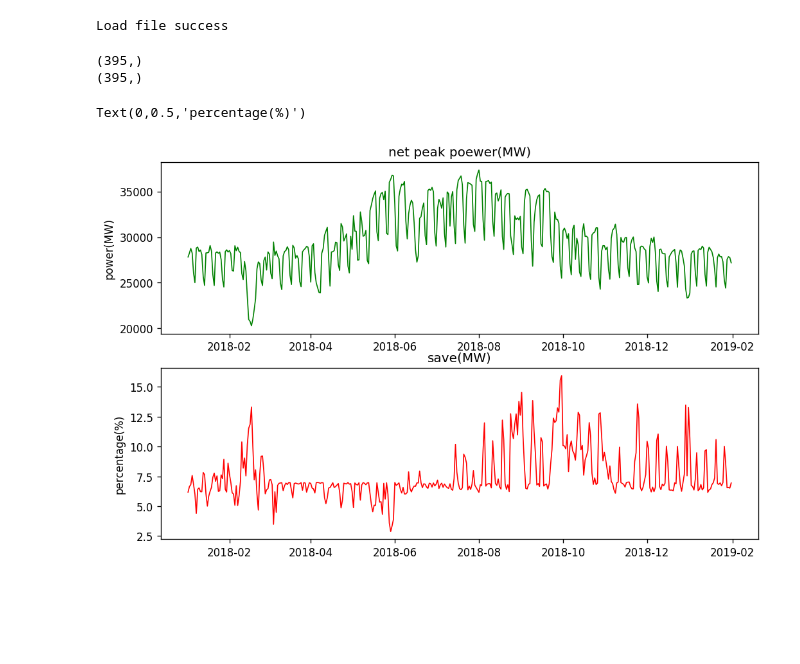
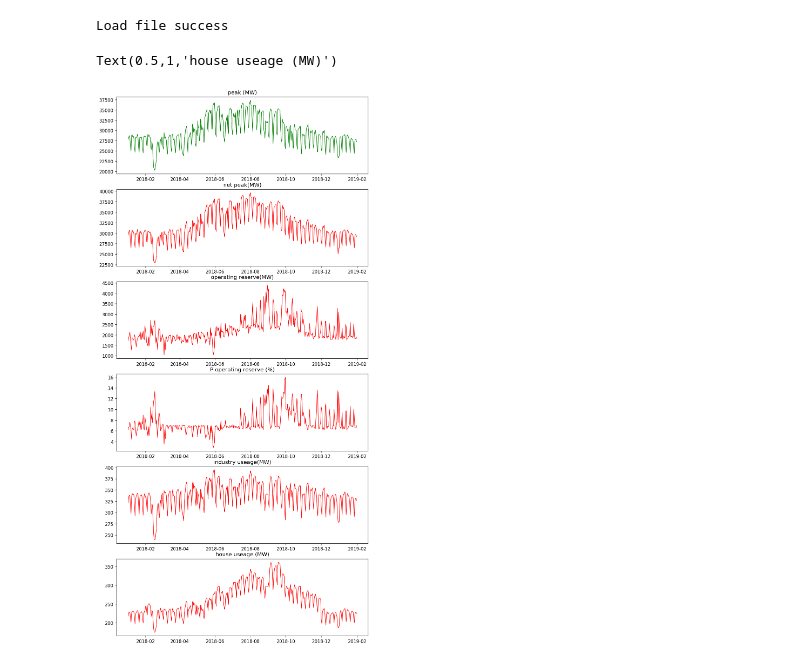
Before and after one commit to tony92151/Data_Sciences_Course, a Jupyter notebook: hw1/reading_data.ipynb, the cells around one changed output. Drawn from its saved outputs; the diff is of its cells as text; code cells hidden in the pictures; blank space fills up the shorter version.

```diff
--- a/hw1/reading_data.ipynb
+++ b/hw1/reading_data.ipynb
@@ -22,35 +23,58 @@ arr = np.array(df.iloc[1:,0])
 # %% [output]
 Load file success
 # %%
-num = np.array(df.iloc[1:,0])
-peak = np.array(df.iloc[1:,2])
-save = np.array(df.iloc[1:,4])
+num = np.array(df.iloc[1:,0])                                  #date
+net_peak = np.array(df.iloc[1:,1]).astype(np.float)            #net peak
+peak = np.array(df.iloc[1:,2]).astype(np.float)                #peak
+operating_reserve = np.array(df.iloc[1:,3]).astype(np.float)   #Operating Reserve
+P_operating_reserve = np.array(df.iloc[1:,4]).astype(np.float) #Percent Operating Reserve
+industry_useage = np.array(df.iloc[1:,5]).astype(np.float)     #industry useage
+house_useage = np.array(df.iloc[1:,6]).astype(np.float)        #industry useage
+
 
 num_t = [datetime.strptime(format(nums), '%Y%m%d').date() for nums in num]
-
-print(num.shape)
-print(peak.shape)
-# %% [output]
-(395,)
-(395,)
 # %%
-fig = plt.figure(figsize=(10,10),dpi=120)
-ax1 = fig.add_subplot(3,1,1)
-ax2 = fig.add_subplot(3,1,2)
+fig = plt.figure(figsize=(10,22),dpi=120)
+ax1 = fig.add_subplot(6,1,1)
+ax2 = fig.add_subplot(6,1,2)
+ax3 = fig.add_subplot(6,1,3)
+ax4 = fig.add_subplot(6,1,4)
+ax5 = fig.add_subplot(6,1,5)
+ax6 = fig.add_subplot(6,1,6)
 
-ax1.plot(num_t,peak, lw=1, c='g',label="net peak poewer")
-ax1.set_title('net peak poewer(MW)')
+ax1.plot(num_t,peak, lw=1, c='g')
+ax1.set_title('peak (MW)')
 #ax1.set_xlabel('date')
-ax1.set_ylabel('power(MW)')
+#ax1.set_ylabel('power(MW)')
 
 
-ax2.plot(num_t,save, lw=1, c='r',label="save")
-ax2.set_title('save(MW)')
+ax2.plot(num_t,net_peak, lw=1, c='r')
+ax2.set_title('net peak(MW)')
 #ax2.set_xlabel('date')
-ax2.set_ylabel('percentage(%)')
+#ax2.set_ylabel('percentage(%)')
+
+ax3.plot(num_t,operating_reserve, lw=1, c='r')
+ax3.set_title('operating reserve(MW)')
+#ax2.set_xlabel('date')
+#ax3.set_ylabel('percentage(%)')
 
 
+ax4.plot(num_t,P_operating_reserve, lw=1, c='r')
+ax4.set_title('P operating reserve (%)')
+#ax2.set_xlabel('date')
+#ax4.set_ylabel('percentage(%)')
+
+ax5.plot(num_t,industry_useage, lw=1, c='r')
+ax5.set_title('industry useage(MW)')
+#ax2.set_xlabel('date')
+#ax4.set_ylabel('percentage(%)')
+
+ax6.plot(num_t,house_useage, lw=1, c='r')
+ax6.set_title('house useage (MW)')
+#ax2.set_xlabel('date')
+#ax4.set_ylabel('percentage(%)')
+
 #plt.gcf().autofmt_xdate()
 # %% [output]
-Text(0,0.5,'percentage(%)')
+Text(0.5,1,'house useage (MW)')
-[figure, old version]
+[figure, new version]
```
Also changed, not shown: parts of 10 cells of this notebook, 3 other files.
